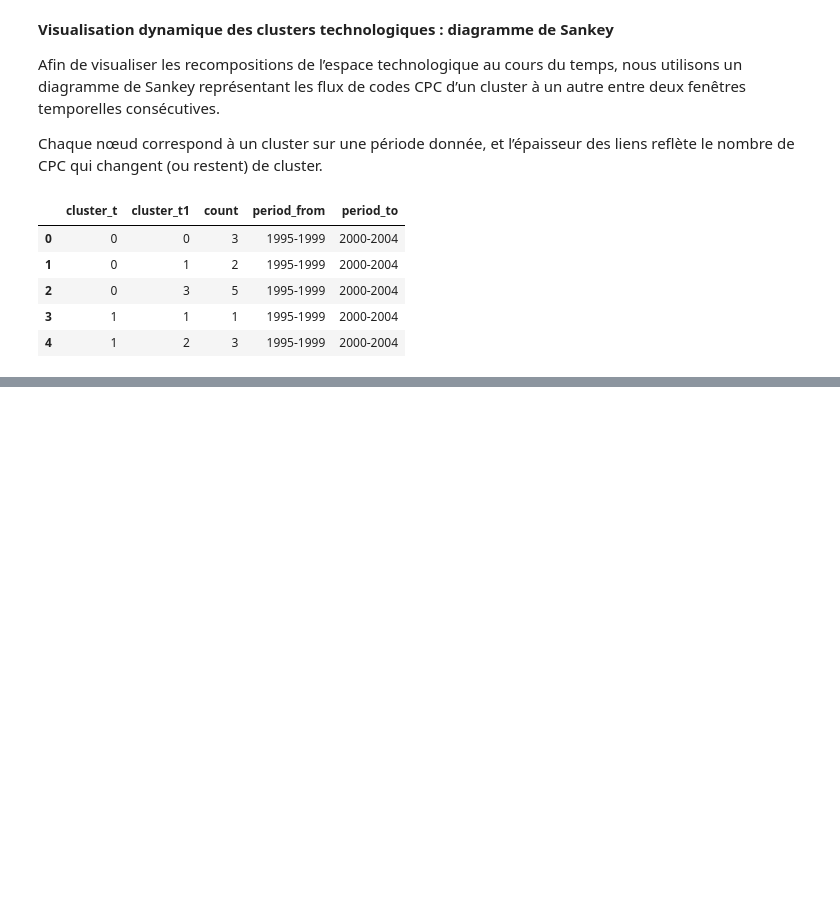
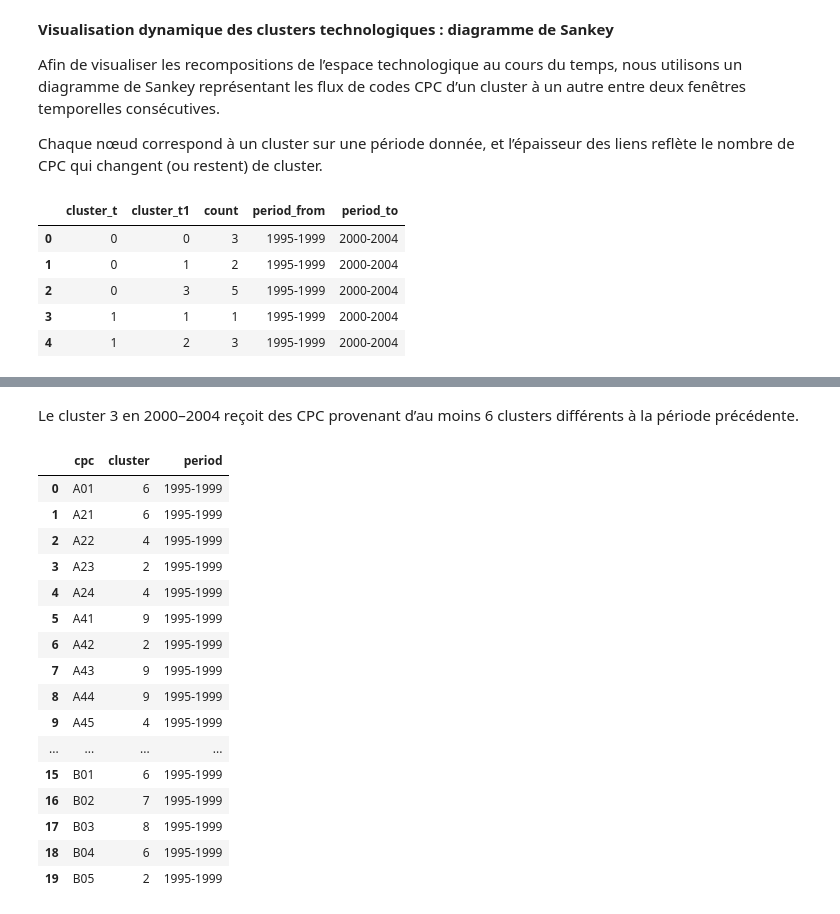
Before and after one commit to quentinbenchetrit/Stat-App, a Jupyter notebook: adaptation_article_acemoglu.ipynb, the cells around one changed output, grey strips where cells are left out. Drawn from its saved outputs; the diff is of its cells as text; code cells hidden in the pictures; blank space fills up the shorter version.

```diff
--- a/adaptation_article_acemoglu.ipynb
+++ b/adaptation_article_acemoglu.ipynb
@@ -694,0 +772,22 @@ fig.show()
+# %% [markdown]
+Le cluster 3 en 2000–2004 reçoit des CPC provenant d’au moins 6 clusters différents à la période précédente.
+# %%
+cluster_time_df.head(20)
+# %% [output]
+|  | cpc | cluster | period |
+| 0 | A01 | 6 | 1995-1999 |
+| 1 | A21 | 6 | 1995-1999 |
+| 2 | A22 | 4 | 1995-1999 |
+| 3 | A23 | 2 | 1995-1999 |
+| 4 | A24 | 4 | 1995-1999 |
+| 5 | A41 | 9 | 1995-1999 |
+| 6 | A42 | 2 | 1995-1999 |
+| 7 | A43 | 9 | 1995-1999 |
+| 8 | A44 | 9 | 1995-1999 |
+| 9 | A45 | 4 | 1995-1999 |
+| ... | ... | ... | ... |
+| 15 | B01 | 6 | 1995-1999 |
+| 16 | B02 | 7 | 1995-1999 |
+| 17 | B03 | 8 | 1995-1999 |
+| 18 | B04 | 6 | 1995-1999 |
+| 19 | B05 | 2 | 1995-1999 |
```
Also changed, not shown: parts of 11 cells of this notebook.
